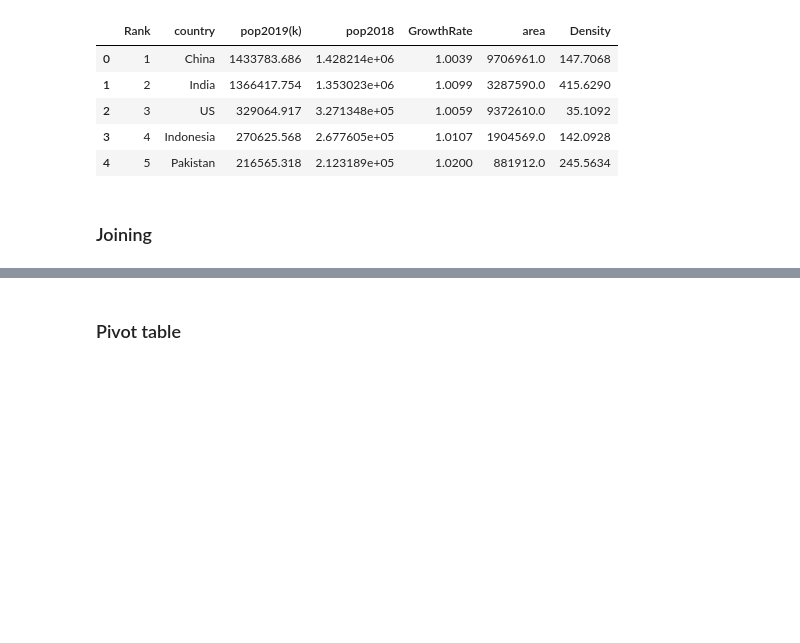
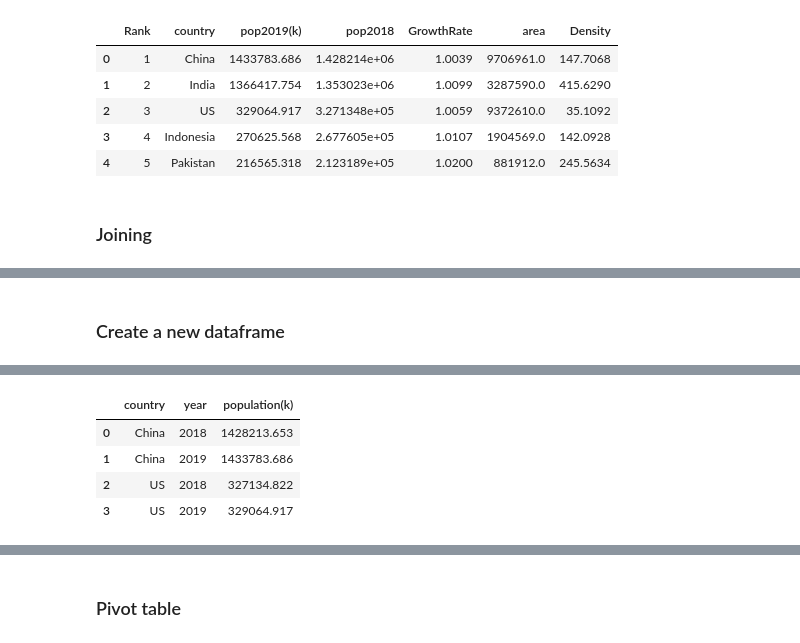
Before and after one commit to jingwen-z/python-playground, a Jupyter notebook: python_for_data_analysis/pyspark_playground/pyspark_vs_pandas.ipynb, the cells around one changed output, grey strips where cells are left out. Cells and saved outputs as stored; diff of their text form; code cells hidden in the pictures; blank space fills up the shorter version.

```diff
--- a/python_for_data_analysis/pyspark_playground/pyspark_vs_pandas.ipynb
+++ b/python_for_data_analysis/pyspark_playground/pyspark_vs_pandas.ipynb
@@ -252,0 +305,10 @@ Wall time: 15.7 µs
+# %% [markdown]
+### Create a new dataframe
+# %%
+%time
+# pandas
+new_df = pd.DataFrame({'country': ['China', 'China', 'US', 'US'],
+                       'year': [2018, 2019, 2018, 2019],
+                       'population(k)':[1428213.653, 1433783.686, 327134.822, 329064.917]})
+new_df
+# %% [output]
@@ -253,3 +317,8 @@ Wall time: 15.7 µs
+|  | country | year | population(k) |
+| 0 | China | 2018 | 1428213.653 |
+| 1 | China | 2019 | 1433783.686 |
+| 2 | US | 2018 | 327134.822 |
+| 3 | US | 2019 | 329064.917 |
 # %%
 %time
 # pyspark
```
Also changed, not shown: parts of 29 cells of this notebook.
